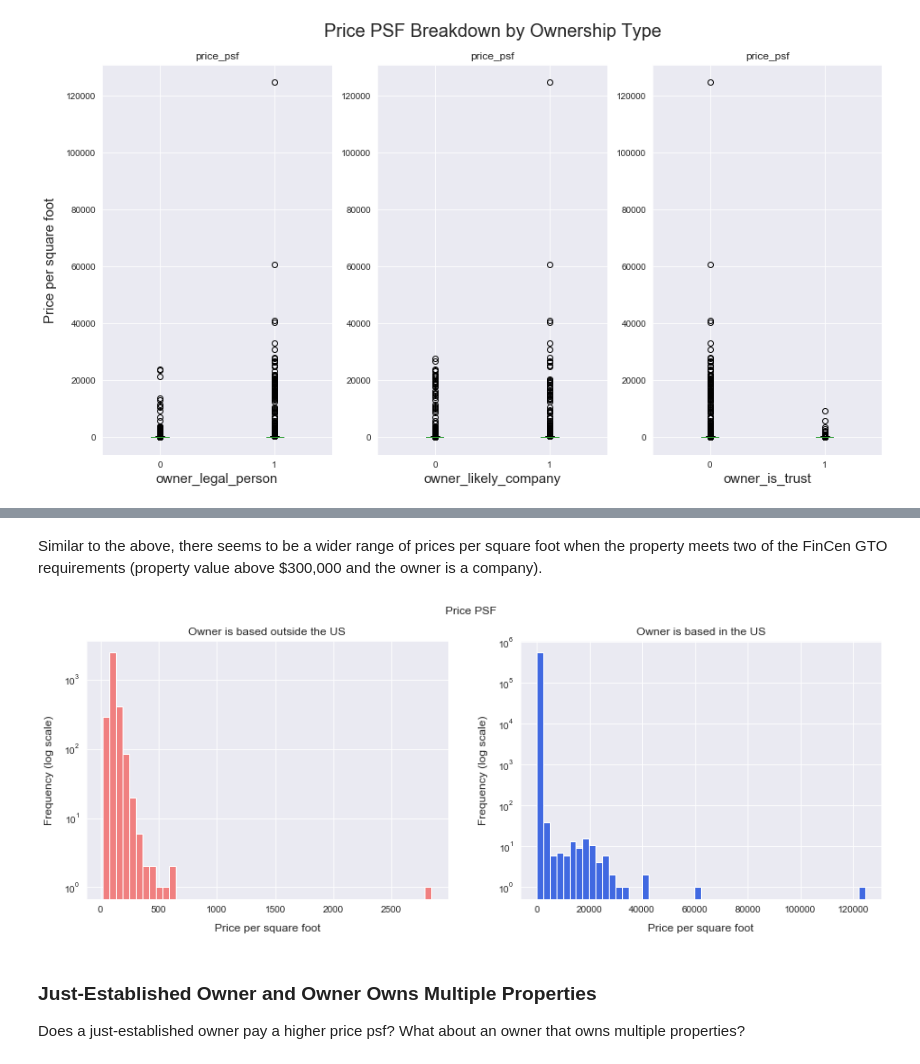
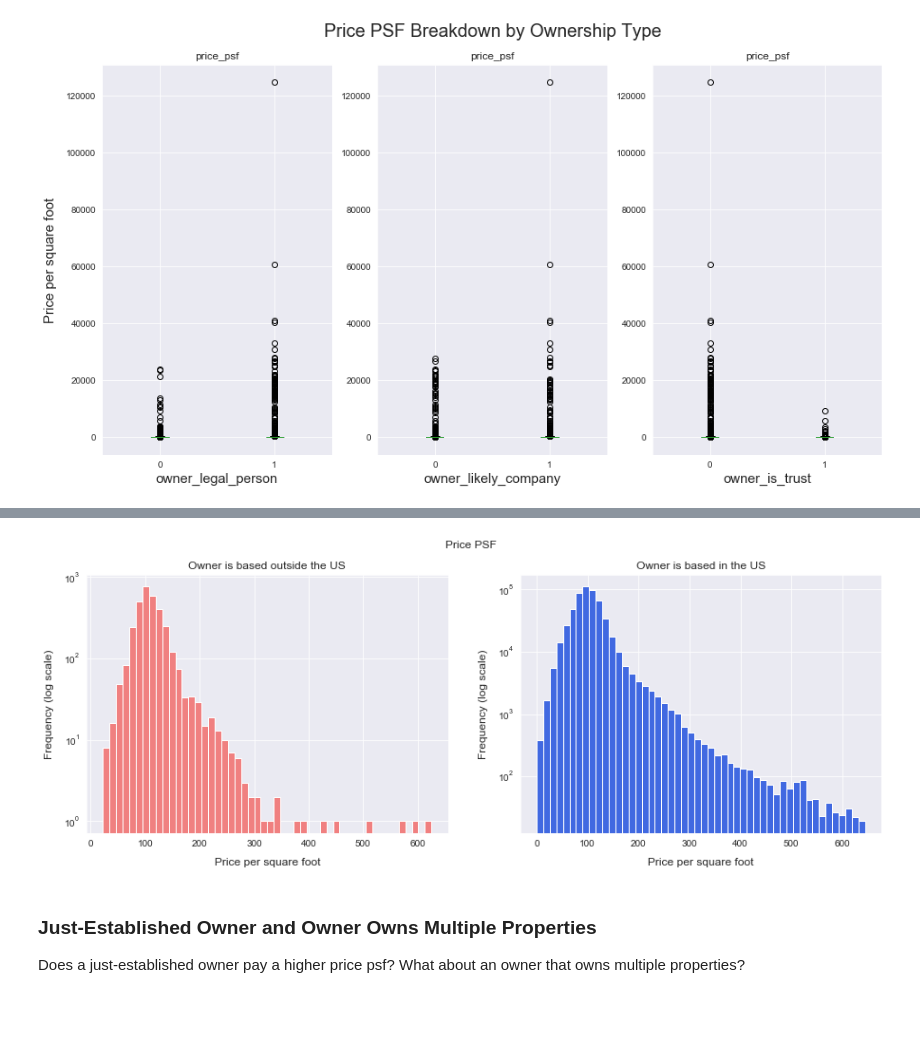
Before and after one commit to mpky/property_project, a Jupyter notebook: notebooks/Bexar_EDA.ipynb, the cells around one changed output, grey strips where cells are left out. Saved outputs shown, nothing was run; the diff lists cells and outputs as text; code cells hidden in the pictures; blank space fills up the shorter version.

```diff
--- a/notebooks/Bexar_EDA.ipynb
+++ b/notebooks/Bexar_EDA.ipynb
@@ -317,0 +333,4 @@ plt.show()
+# %%
+# Does this affect the distributions
+trim_prop_df = prop_df[prop_df.price_psf<prop_df.price_psf.quantile(.999)]
+trim_prop_df.shape
@@ -390,37 +486,35 @@ plt.show()
-# %% [markdown]
-Similar to the above, there seems to be a wider range of prices per square foot when the property meets two of the FinCen GTO requirements (property value above $300,000 and the owner is a company).
 # %%
 fig, axes = plt.subplots(1,2,figsize=[15,5])
 fig.suptitle("Price PSF")
-prop_df[prop_df['foreign_based_owner']==1].price_psf.dropna().plot(
+trim_prop_df[trim_prop_df['foreign_based_owner']==1].price_psf.dropna().plot(
     kind='hist',
     ax=axes[0],
     bins=50,
     log=True,
     color='lightcoral'
 )
 
-prop_df[prop_df['foreign_based_owner']!=1].price_psf.dropna().plot(
+trim_prop_df[trim_prop_df['foreign_based_owner']!=1].price_psf.dropna().plot(
     kind='hist',
     ax=axes[1],
     bins=50,
     log=True,
     color='royalblue'
 )
 
 axes[0].set_ylabel('Frequency (log scale)',labelpad=10,fontsize=12)
 axes[1].set_ylabel('Frequency (log scale)',labelpad=10,fontsize=12)
 
 axes[0].set_xlabel('Price per square foot',labelpad=10,fontsize=12)
 axes[1].set_xlabel('Price per square foot',labelpad=10,fontsize=12)
 
 axes[0].set_title('Owner is based outside the US',fontsize=12)
 axes[1].set_title('Owner is based in the US',fontsize=12)
 
 
 plt.show()
 # %% [output]
-[figure, old version]
+[figure, new version]
 # %% [markdown]
 ### Just-Established Owner and Owner Owns Multiple Properties
 Does a just-established owner pay a higher price psf? What about an owner that owns multiple properties?
```
Also changed, not shown: parts of 45 cells of this notebook.
